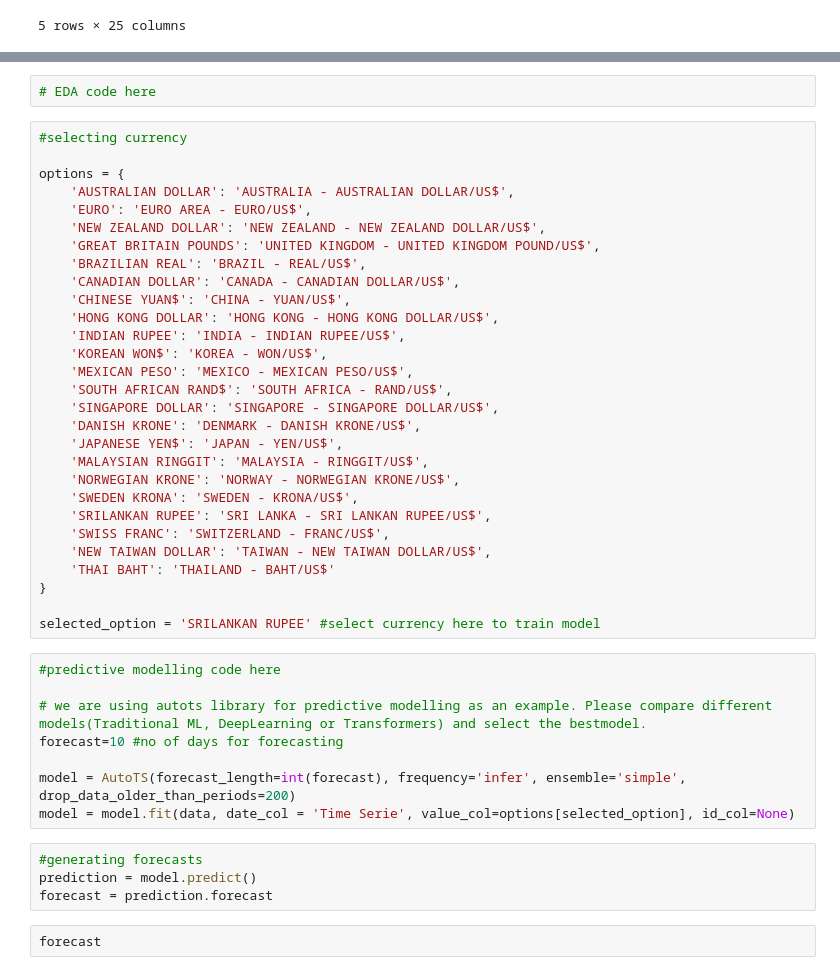
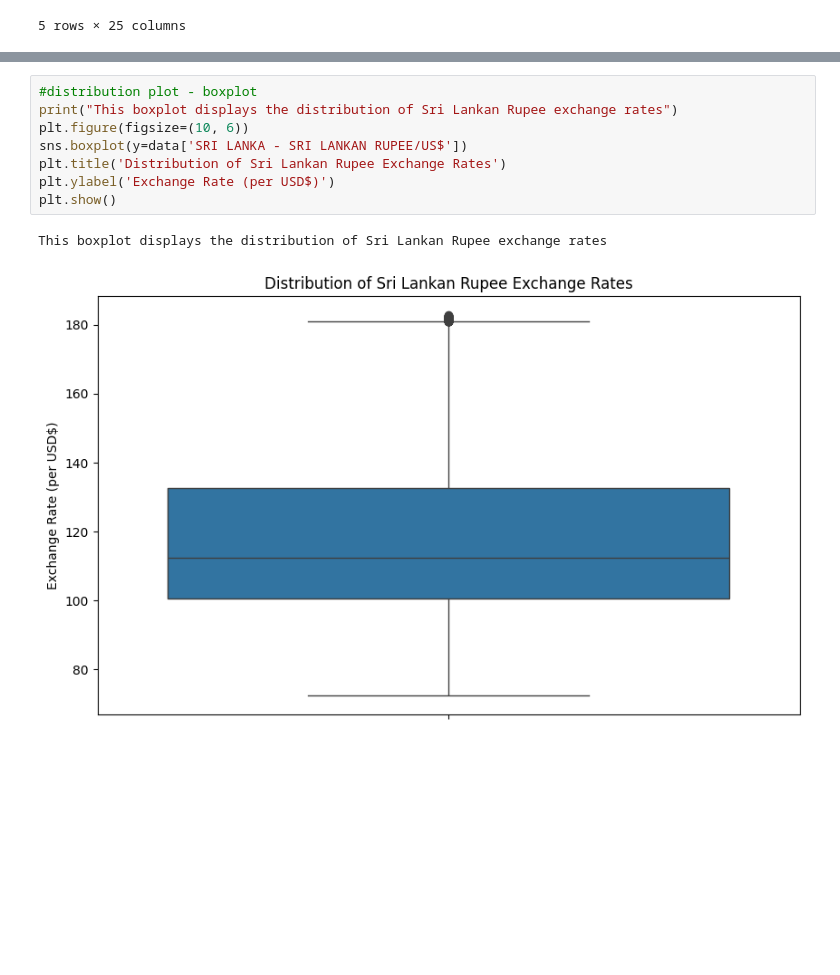
Before and after one commit to ichagabby-maker/forex-currency-predictor, a Jupyter notebook: analysis.ipynb, the cells around one changed output, grey strips where cells are left out. Cells and saved outputs as stored; diff of their text form; blank space fills up the shorter version.

```diff
--- a/analysis.ipynb
+++ b/analysis.ipynb
@@ -138,45 +131,11 @@ data = data.dropna(subset=[options[selected_option]])
-# %%
-# EDA code here
-# %%
-#selecting currency
-
-options = {
-    'AUSTRALIAN DOLLAR': 'AUSTRALIA - AUSTRALIAN DOLLAR/US$',
-    'EURO': 'EURO AREA - EURO/US$',
-    'NEW ZEALAND DOLLAR': 'NEW ZEALAND - NEW ZEALAND DOLLAR/US$',
-    'GREAT BRITAIN POUNDS': 'UNITED KINGDOM - UNITED KINGDOM POUND/US$',
-    'BRAZILIAN REAL': 'BRAZIL - REAL/US$',
-    'CANADIAN DOLLAR': 'CANADA - CANADIAN DOLLAR/US$',
-    'CHINESE YUAN$': 'CHINA - YUAN/US$',
-    'HONG KONG DOLLAR': 'HONG KONG - HONG KONG DOLLAR/US$',
-    'INDIAN RUPEE': 'INDIA - INDIAN RUPEE/US$',
-    'KOREAN WON$': 'KOREA - WON/US$',
-    'MEXICAN PESO': 'MEXICO - MEXICAN PESO/US$',
-    'SOUTH AFRICAN RAND$': 'SOUTH AFRICA - RAND/US$',
-    'SINGAPORE DOLLAR': 'SINGAPORE - SINGAPORE DOLLAR/US$',
-    'DANISH KRONE': 'DENMARK - DANISH KRONE/US$',
-    'JAPANESE YEN$': 'JAPAN - YEN/US$',
-    'MALAYSIAN RINGGIT': 'MALAYSIA - RINGGIT/US$',
-    'NORWEGIAN KRONE': 'NORWAY - NORWEGIAN KRONE/US$',
-    'SWEDEN KRONA': 'SWEDEN - KRONA/US$',
-    'SRILANKAN RUPEE': 'SRI LANKA - SRI LANKAN RUPEE/US$',
-    'SWISS FRANC': 'SWITZERLAND - FRANC/US$',
-    'NEW TAIWAN DOLLAR': 'TAIWAN - NEW TAIWAN DOLLAR/US$',
-    'THAI BAHT': 'THAILAND - BAHT/US$'
-}
-
-selected_option = 'SRILANKAN RUPEE' #select currency here to train model
-# %%
-#predictive modelling code here
-
-# we are using autots library for predictive modelling as an example. Please compare different models(Traditional ML, DeepLearning or Transformers) and select the bestmodel.
-forecast=10 #no of days for forecasting
-
-model = AutoTS(forecast_length=int(forecast), frequency='infer', ensemble='simple', drop_data_older_than_periods=200)
-model = model.fit(data, date_col = 'Time Serie', value_col=options[selected_option], id_col=None)
-# %%
-#generating forecasts
-prediction = model.predict()
-forecast = prediction.forecast
-# %%
-forecast
+# %%
+#distribution plot - boxplot
+print("This boxplot displays the distribution of Sri Lankan Rupee exchange rates")
+plt.figure(figsize=(10, 6))
+sns.boxplot(y=data['SRI LANKA - SRI LANKAN RUPEE/US$'])
+plt.title('Distribution of Sri Lankan Rupee Exchange Rates')
+plt.ylabel('Exchange Rate (per USD$)')
+plt.show()
+# %% [output]
+This boxplot displays the distribution of Sri Lankan Rupee exchange rates
+[figure, added]
```
Also changed, not shown: parts of 21 cells of this notebook.
